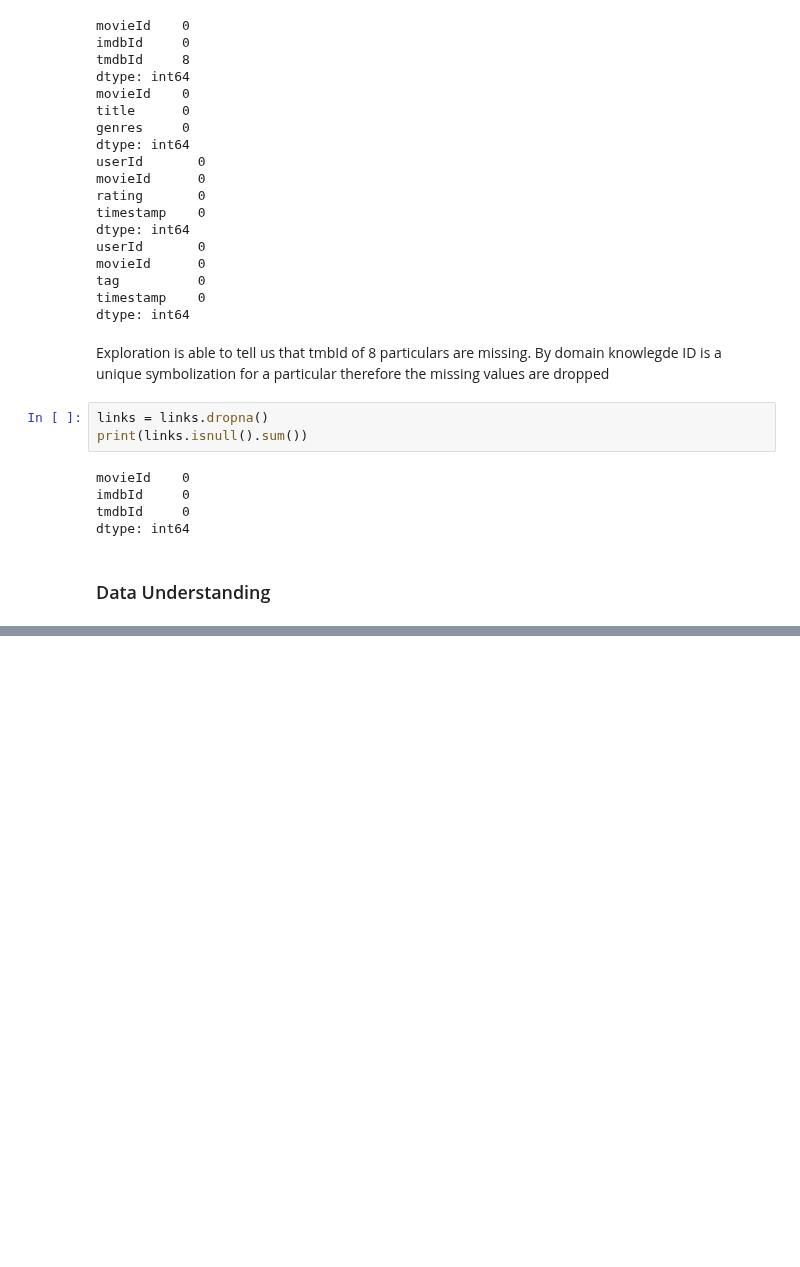
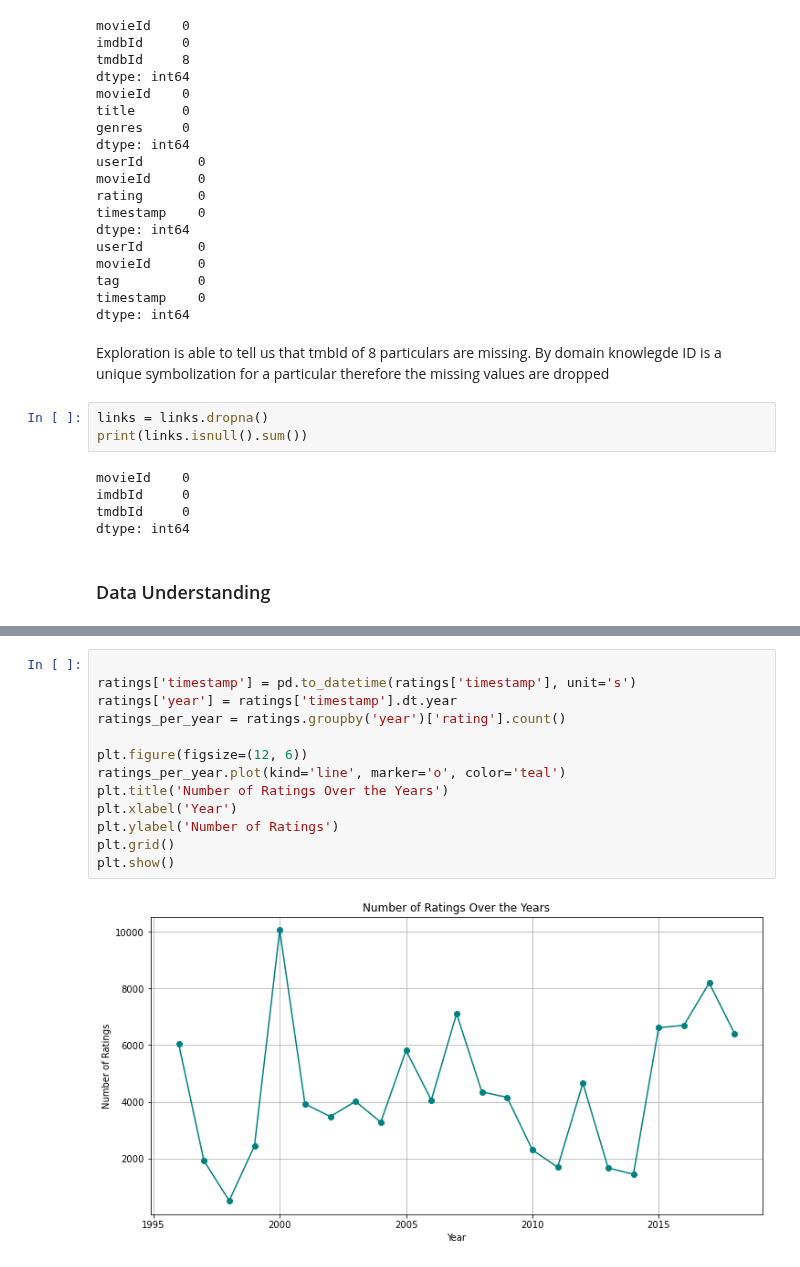
Before and after one commit to ruth-kitasi/Movielens-Recommendation-System, a Jupyter notebook: work_folder/mbego.ipynb, the cells around one changed output, grey strips where cells are left out. Saved outputs shown, nothing was run; the diff lists cells and outputs as text; blank space fills up the shorter version.

```diff
--- a/work_folder/mbego.ipynb
+++ b/work_folder/mbego.ipynb
@@ -137,0 +250,15 @@ genres: list of genres.
+# %%
+
+ratings['timestamp'] = pd.to_datetime(ratings['timestamp'], unit='s')
+ratings['year'] = ratings['timestamp'].dt.year
+ratings_per_year = ratings.groupby('year')['rating'].count()
+
+plt.figure(figsize=(12, 6))
+ratings_per_year.plot(kind='line', marker='o', color='teal')
+plt.title('Number of Ratings Over the Years')
+plt.xlabel('Year')
+plt.ylabel('Number of Ratings')
+plt.grid()
+plt.show()
+# %% [output]
+[figure, added]
```
Also changed, not shown: parts of 15 cells of this notebook.
